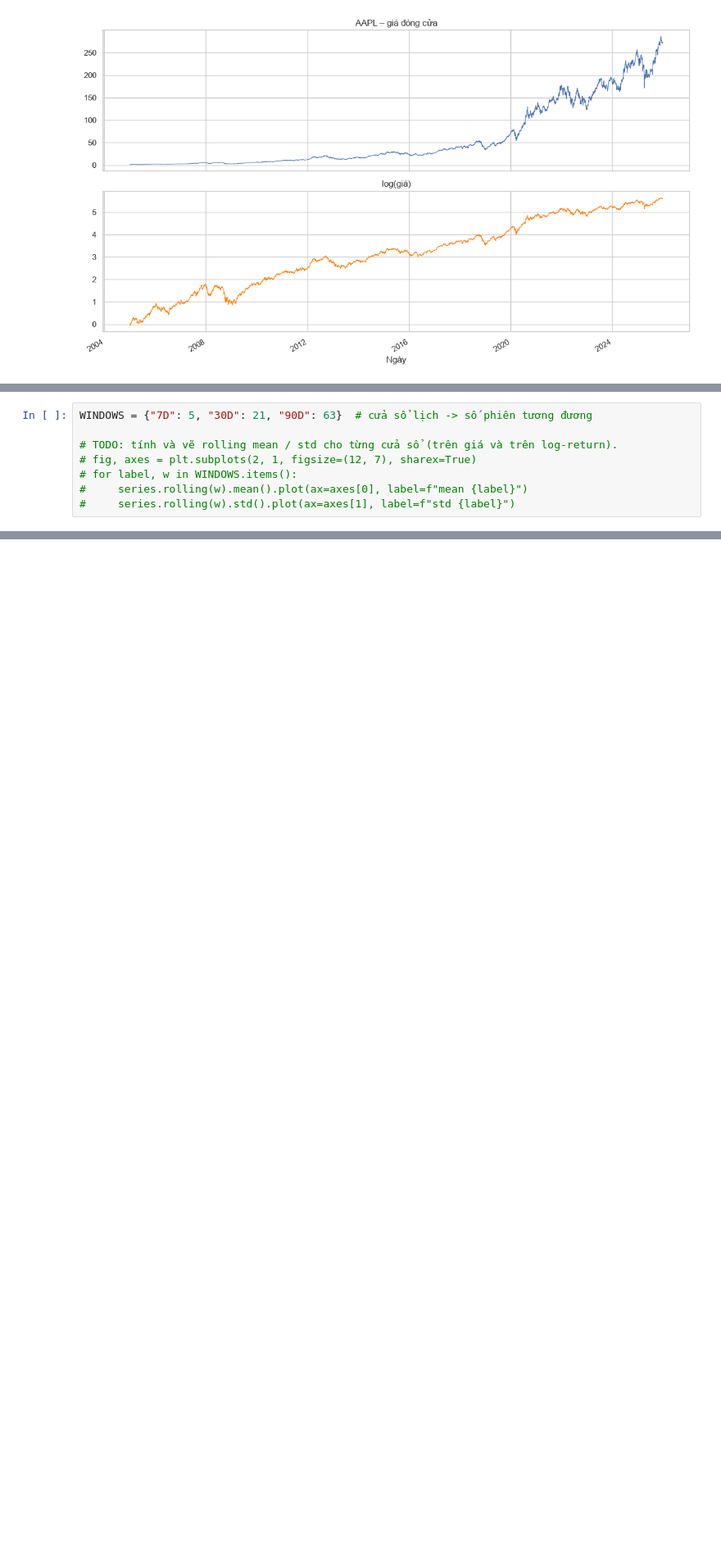
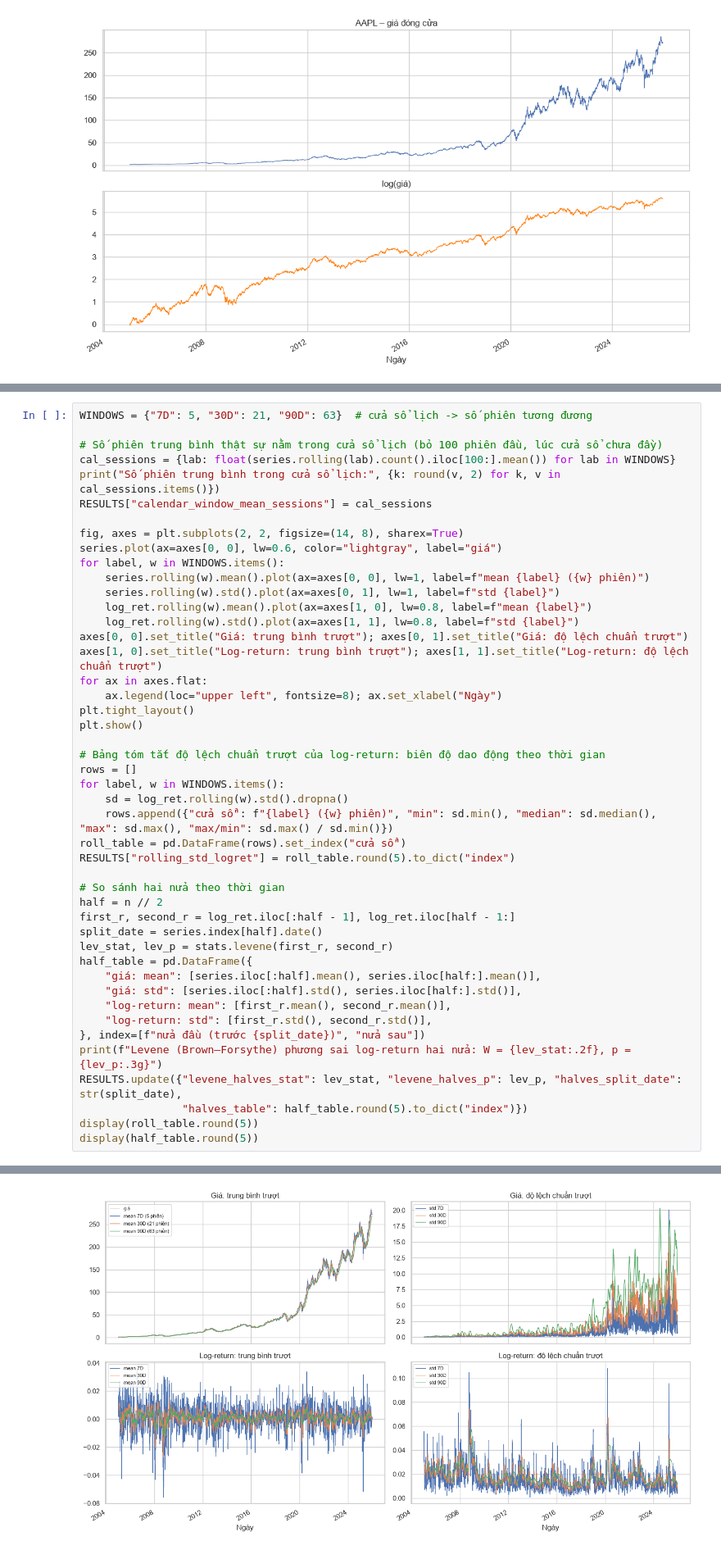
Before and after one commit to CaoThien1402/dm-preprocessing, a Jupyter notebook: book/01_ts_eda.ipynb, the cells around one changed output, grey strips where cells are left out. Shown at 82% size. Drawn from its saved outputs; the diff is of its cells as text; blank space fills up the shorter version.

```diff
--- a/book/01_ts_eda.ipynb
+++ b/book/01_ts_eda.ipynb
@@ -133,8 +319,47 @@ $$\mu_t^{(w)} = \frac{1}{w}\sum_{i=0}^{w-1} y_{t-i}, \qquad \sigma_t^{(w)} = \sq
 # %%
 WINDOWS = {"7D": 5, "30D": 21, "90D": 63}  # cửa sổ lịch -> số phiên tương đương
 
-# TODO: tính và vẽ rolling mean / std cho từng cửa sổ (trên giá và trên log-return).
-# fig, axes = plt.subplots(2, 1, figsize=(12, 7), sharex=True)
-# for label, w in WINDOWS.items():
-#     series.rolling(w).mean().plot(ax=axes[0], label=f"mean {label}")
-#     series.rolling(w).std().plot(ax=axes[1], label=f"std {label}")
+# Số phiên trung bình thật sự nằm trong cửa sổ lịch (bỏ 100 phiên đầu, lúc cửa sổ chưa đầy)
+cal_sessions = {lab: float(series.rolling(lab).count().iloc[100:].mean()) for lab in WINDOWS}
+print("Số phiên trung bình trong cửa sổ lịch:", {k: round(v, 2) for k, v in cal_sessions.items()})
+RESULTS["calendar_window_mean_sessions"] = cal_sessions
+
+fig, axes = plt.subplots(2, 2, figsize=(14, 8), sharex=True)
+series.plot(ax=axes[0, 0], lw=0.6, color="lightgray", label="giá")
+for label, w in WINDOWS.items():
+    series.rolling(w).mean().plot(ax=axes[0, 0], lw=1, label=f"mean {label} ({w} phiên)")
+    series.rolling(w).std().plot(ax=axes[0, 1], lw=1, label=f"std {label}")
+    log_ret.rolling(w).mean().plot(ax=axes[1, 0], lw=0.8, label=f"mean {label}")
+    log_ret.rolling(w).std().plot(ax=axes[1, 1], lw=0.8, label=f"std {label}")
+axes[0, 0].set_title("Giá: trung bình trượt"); axes[0, 1].set_title("Giá: độ lệch chuẩn trượt")
+axes[1, 0].set_title("Log-return: trung bình trượt"); axes[1, 1].set_title("Log-return: độ lệch chuẩn trượt")
+for ax in axes.flat:
+    ax.legend(loc="upper left", fontsize=8); ax.set_xlabel("Ngày")
+plt.tight_layout()
+plt.show()
+
+# Bảng tóm tắt độ lệch chuẩn trượt của log-return: biên độ dao động theo thời gian
+rows = []
+for label, w in WINDOWS.items():
+    sd = log_ret.rolling(w).std().dropna()
+    rows.append({"cửa sổ": f"{label} ({w} phiên)", "min": sd.min(), "median": sd.median(), "max": sd.max(), "max/min": sd.max() / sd.min()})
+roll_table = pd.DataFrame(rows).set_index("cửa sổ")
+RESULTS["rolling_std_logret"] = roll_table.round(5).to_dict("index")
+
+# So sánh hai nửa theo thời gian
+half = n // 2
+first_r, second_r = log_ret.iloc[:half - 1], log_ret.iloc[half - 1:]
+split_date = series.index[half].date()
+lev_stat, lev_p = stats.levene(first_r, second_r)
+half_table = pd.DataFrame({
+    "giá: mean": [series.iloc[:half].mean(), series.iloc[half:].mean()],
+    "giá: std": [series.iloc[:half].std(), series.iloc[half:].std()],
+    "log-return: mean": [first_r.mean(), second_r.mean()],
+    "log-return: std": [first_r.std(), second_r.std()],
+}, index=[f"nửa đầu (trước {split_date})", "nửa sau"])
+print(f"Levene (Brown–Forsythe) phương sai log-return hai nửa: W = {lev_stat:.2f}, p = {lev_p:.3g}")
+RESULTS.update({"levene_halves_stat": lev_stat, "levene_halves_p": lev_p, "halves_split_date": str(split_date),
+                "halves_table": half_table.round(5).to_dict("index")})
+display(roll_table.round(5))
+display(half_table.round(5))
+# %% [output]
@@ -140,0 +367 @@ WINDOWS = {"7D": 5, "30D": 21, "90D": 63}  # cửa sổ lịch -> số phiên t
+[figure, added]
```
Also changed, not shown: parts of 15 cells of this notebook, 1 other file.
